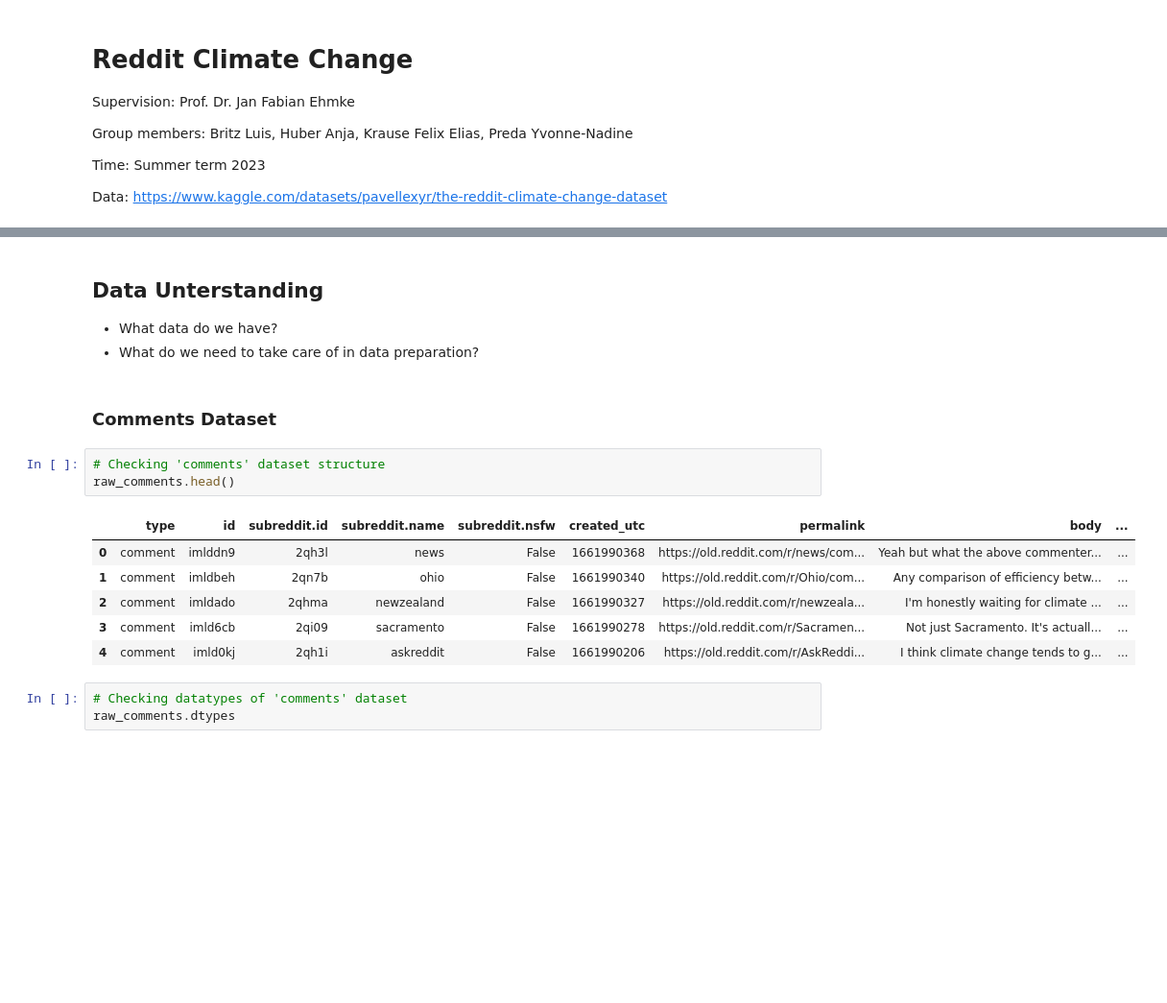
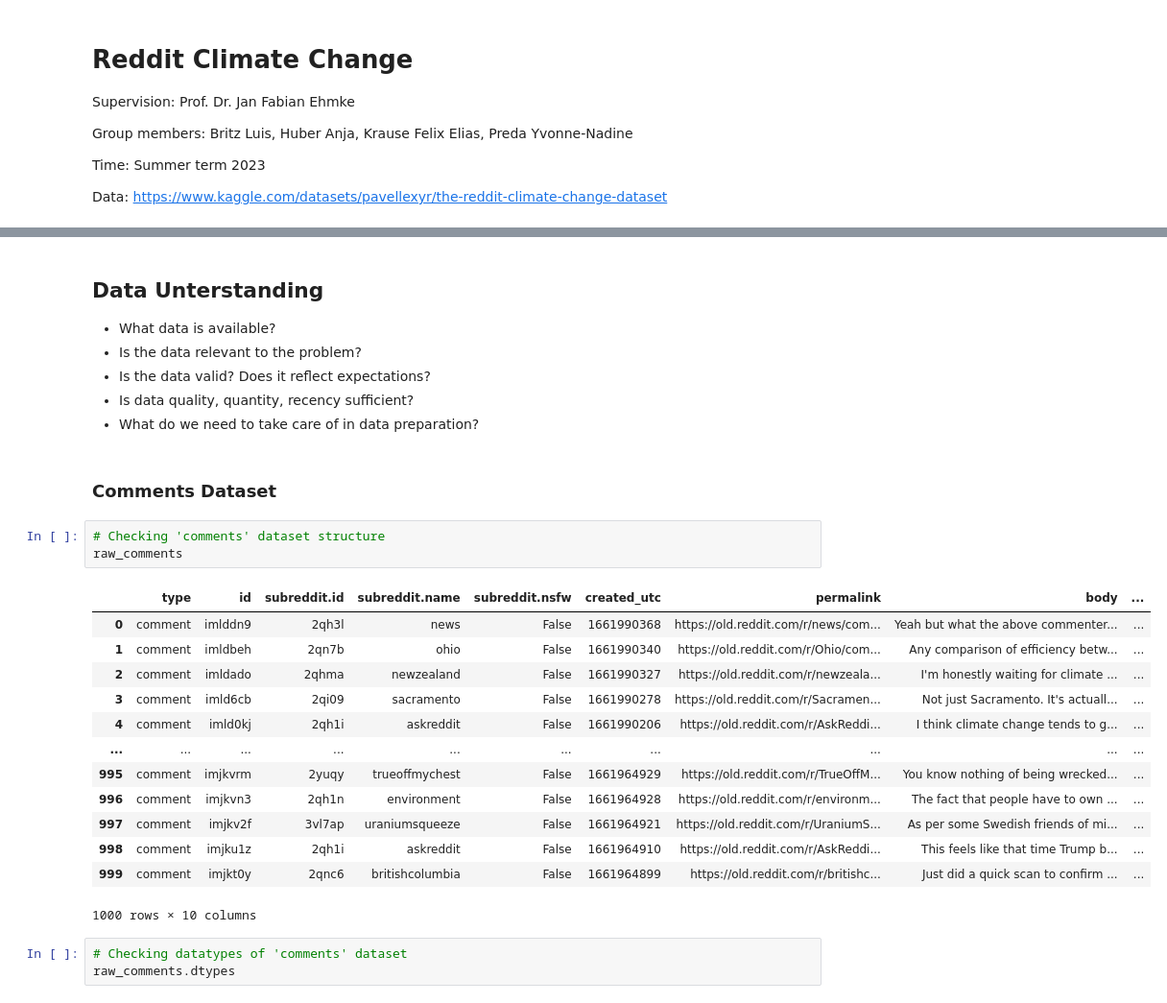
Before and after one commit to anjaghub/datascience_project_2023, a Jupyter notebook: reddit_climate_change.ipynb, the cells around one changed output, grey strips where cells are left out. Shown at 96% size. Drawn from its saved outputs; the diff is of its cells as text; blank space fills up the shorter version.

```diff
--- a/reddit_climate_change.ipynb
+++ b/reddit_climate_change.ipynb
@@ -61,19 +65,29 @@ raw_posts = pd.read_csv('data/the-reddit-climate-change-dataset-posts.csv', nrow
 # %% [markdown]
 ## Data Unterstanding
-- What data do we have?
+- What data is available?
+- Is the data relevant to the problem?
+- Is the data valid? Does it reflect expectations?
+- Is data quality, quantity, recency sufficient?
 - What do we need to take care of in data preparation?
 # %% [markdown]
 ### Comments Dataset
 # %%
 # Checking 'comments' dataset structure
-raw_comments.head()
+raw_comments
 # %% [output]
 |  | type | id | subreddit.id | subreddit.name | subreddit.nsfw | created_utc | permalink | body | ... |
 | 0 | comment | imlddn9 | 2qh3l | news | False | 1661990368 | https://old.reddit.com/r/news/com... | Yeah but what the above commenter... | ... |
 | 1 | comment | imldbeh | 2qn7b | ohio | False | 1661990340 | https://old.reddit.com/r/Ohio/com... | Any comparison of efficiency betw... | ... |
 | 2 | comment | imldado | 2qhma | newzealand | False | 1661990327 | https://old.reddit.com/r/newzeala... | I'm honestly waiting for climate ... | ... |
 | 3 | comment | imld6cb | 2qi09 | sacramento | False | 1661990278 | https://old.reddit.com/r/Sacramen... | Not just Sacramento. It's actuall... | ... |
 | 4 | comment | imld0kj | 2qh1i | askreddit | False | 1661990206 | https://old.reddit.com/r/AskReddi... | I think climate change tends to g... | ... |
+| ... | ... | ... | ... | ... | ... | ... | ... | ... | ... |
+| 995 | comment | imjkvrm | 2yuqy | trueoffmychest | False | 1661964929 | https://old.reddit.com/r/TrueOffM... | You know nothing of being wrecked... | ... |
+| 996 | comment | imjkvn3 | 2qh1n | environment | False | 1661964928 | https://old.reddit.com/r/environm... | The fact that people have to own ... | ... |
+| 997 | comment | imjkv2f | 3vl7ap | uraniumsqueeze | False | 1661964921 | https://old.reddit.com/r/UraniumS... | As per some Swedish friends of mi... | ... |
+| 998 | comment | imjku1z | 2qh1i | askreddit | False | 1661964910 | https://old.reddit.com/r/AskReddi... | This feels like that time Trump b... | ... |
+| 999 | comment | imjkt0y | 2qnc6 | britishcolumbia | False | 1661964899 | https://old.reddit.com/r/britishc... | Just did a quick scan to confirm ... | ... |
+1000 rows × 10 columns
 # %%
 # Checking datatypes of 'comments' dataset
 raw_comments.dtypes
```
Also changed, not shown: parts of 14 cells of this notebook.
